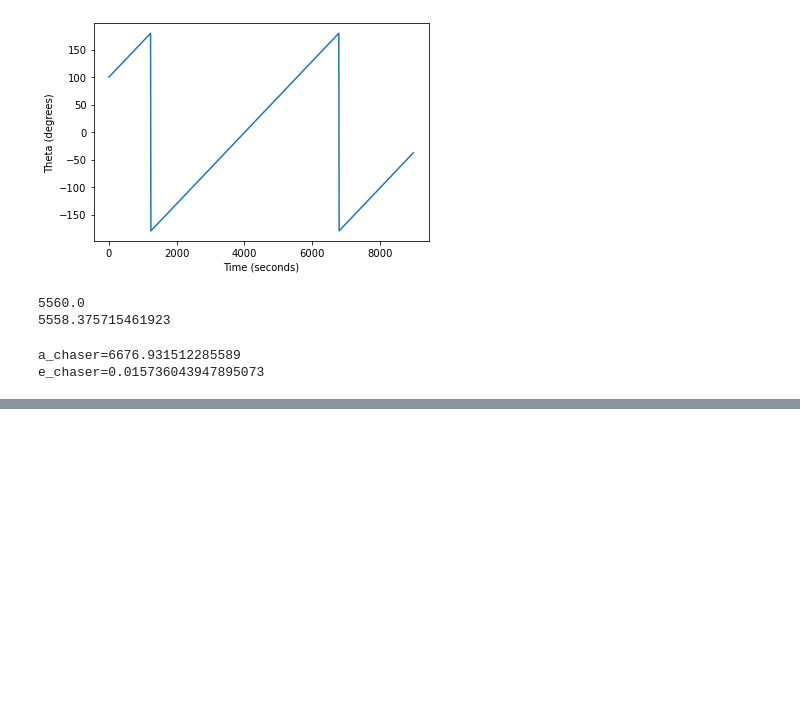
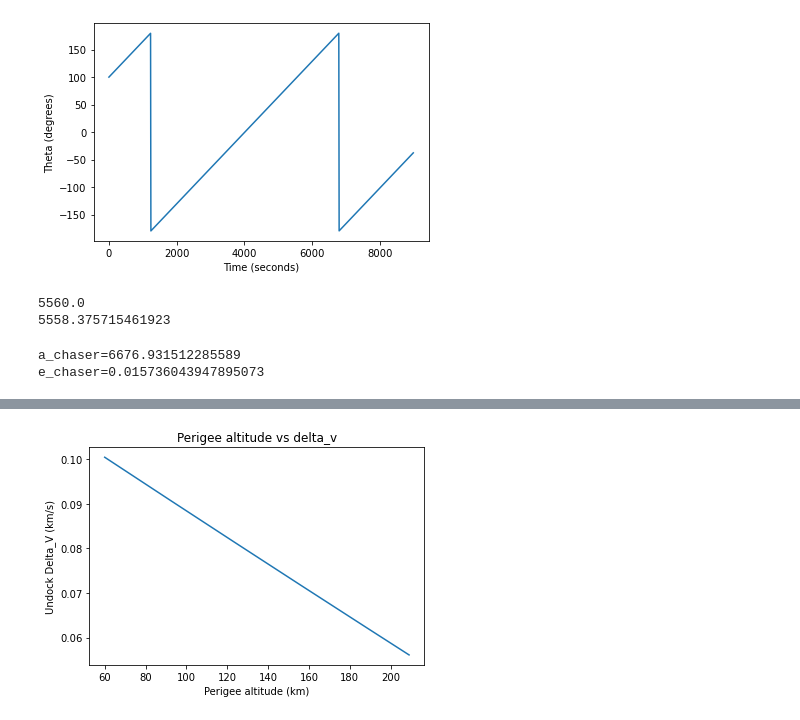
Before and after one commit to guipenedo/mission-analysis-assignment, a Jupyter notebook: exercise_3.ipynb, the cells around one changed output, grey strips where cells are left out. Cells and saved outputs as stored; diff of their text form; code cells hidden in the pictures; blank space fills up the shorter version.

```diff
--- a/exercise_3.ipynb
+++ b/exercise_3.ipynb
@@ -81,0 +135,16 @@ e_chaser=0.015736043947895073
+# %%
+# apogee unchanged: r_apogee = R_ISS
+# for perigee = 60 km altitude
+h_pers = np.arange(60, 210)
+r_per = R_EARTH + h_pers
+a_lower_per = (r_per + R_ISS) / 2
+v_apogee = np.sqrt(G_EARTH * (2/R_ISS - 1/a_lower_per))
+delta_vs_lower_per = np.abs(V_ISS - v_apogee)
+
+plt.plot(h_pers, delta_vs_lower_per)
+plt.title("Perigee altitude vs delta_v")
+plt.xlabel("Perigee altitude (km)")
+plt.ylabel("Undock Delta_V (km/s)")
+plt.show()
+# %% [output]
+[figure, added]
```
Also changed, not shown: parts of 7 cells of this notebook, 5 other files.
